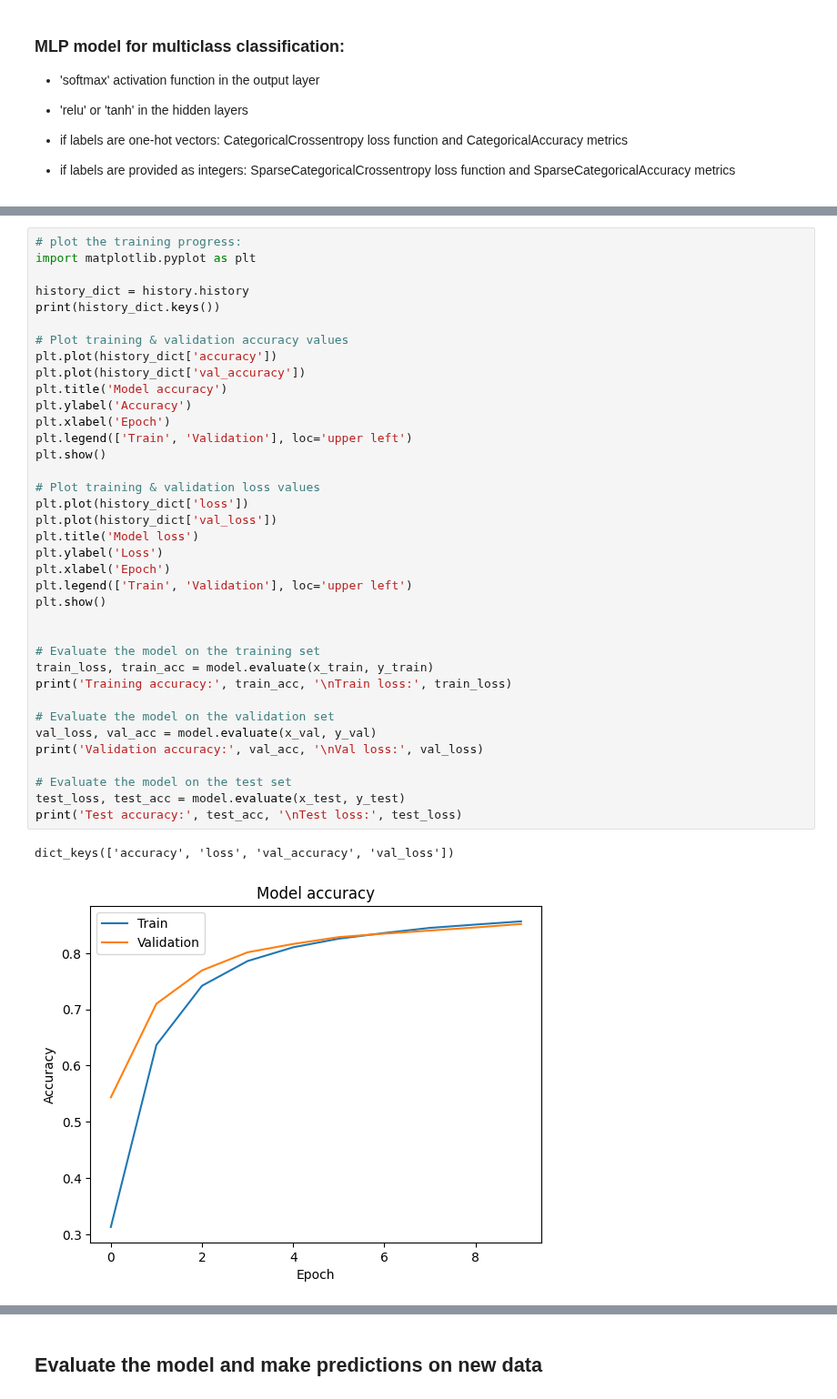
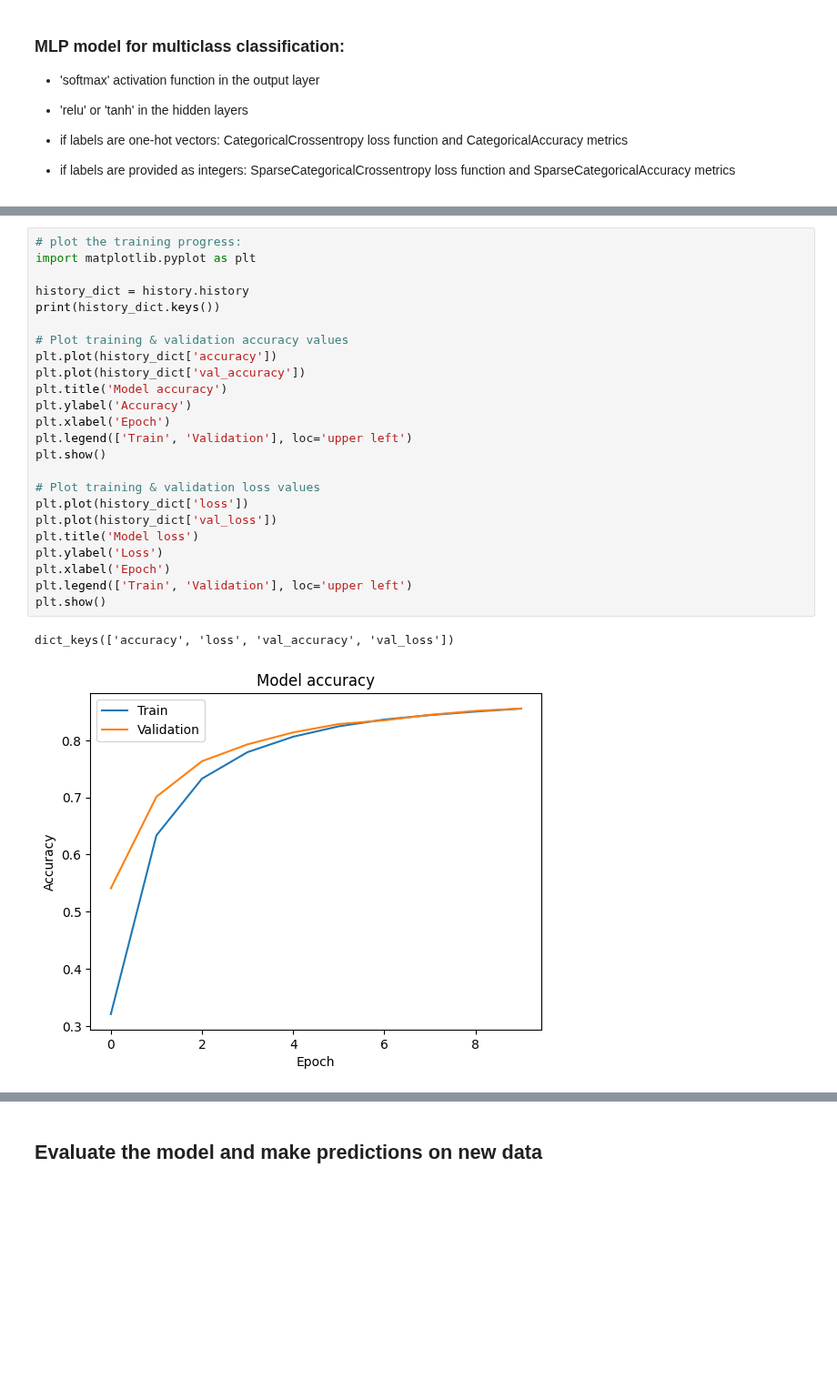
Before and after one commit to safeliquids/notebooks-for-NES2-2024, a Jupyter notebook: lecture_05/multiclass_classification_mnist.ipynb, the cells around one changed output, grey strips where cells are left out. Shown at 91% size. Drawn from its saved outputs; the diff is of its cells as text; blank space fills up the shorter version.

```diff
--- a/lecture_05/multiclass_classification_mnist.ipynb
+++ b/lecture_05/multiclass_classification_mnist.ipynb
@@ -238,40 +249,27 @@ Results:
 # %%
 # plot the training progress:
 import matplotlib.pyplot as plt
 
 history_dict = history.history
 print(history_dict.keys())
 
 # Plot training & validation accuracy values
 plt.plot(history_dict['accuracy'])
 plt.plot(history_dict['val_accuracy'])
 plt.title('Model accuracy')
 plt.ylabel('Accuracy')
 plt.xlabel('Epoch')
 plt.legend(['Train', 'Validation'], loc='upper left')
 plt.show()
 
 # Plot training & validation loss values
 plt.plot(history_dict['loss'])
 plt.plot(history_dict['val_loss'])
 plt.title('Model loss')
 plt.ylabel('Loss')
 plt.xlabel('Epoch')
 plt.legend(['Train', 'Validation'], loc='upper left')
 plt.show()
-
-
-# Evaluate the model on the training set
-train_loss, train_acc = model.evaluate(x_train, y_train)
-print('Training accuracy:', train_acc, '\nTrain loss:', train_loss)
-
-# Evaluate the model on the validation set
-val_loss, val_acc = model.evaluate(x_val, y_val)
-print('Validation accuracy:', val_acc, '\nVal loss:', val_loss)
-
-# Evaluate the model on the test set
-test_loss, test_acc = model.evaluate(x_test, y_test)
-print('Test accuracy:', test_acc, '\nTest loss:', test_loss)
 # %% [output]
 dict_keys(['accuracy', 'loss', 'val_accuracy', 'val_loss'])
-[figure, old version]
+[figure, new version]
```
Also changed, not shown: parts of 6 cells of this notebook.
